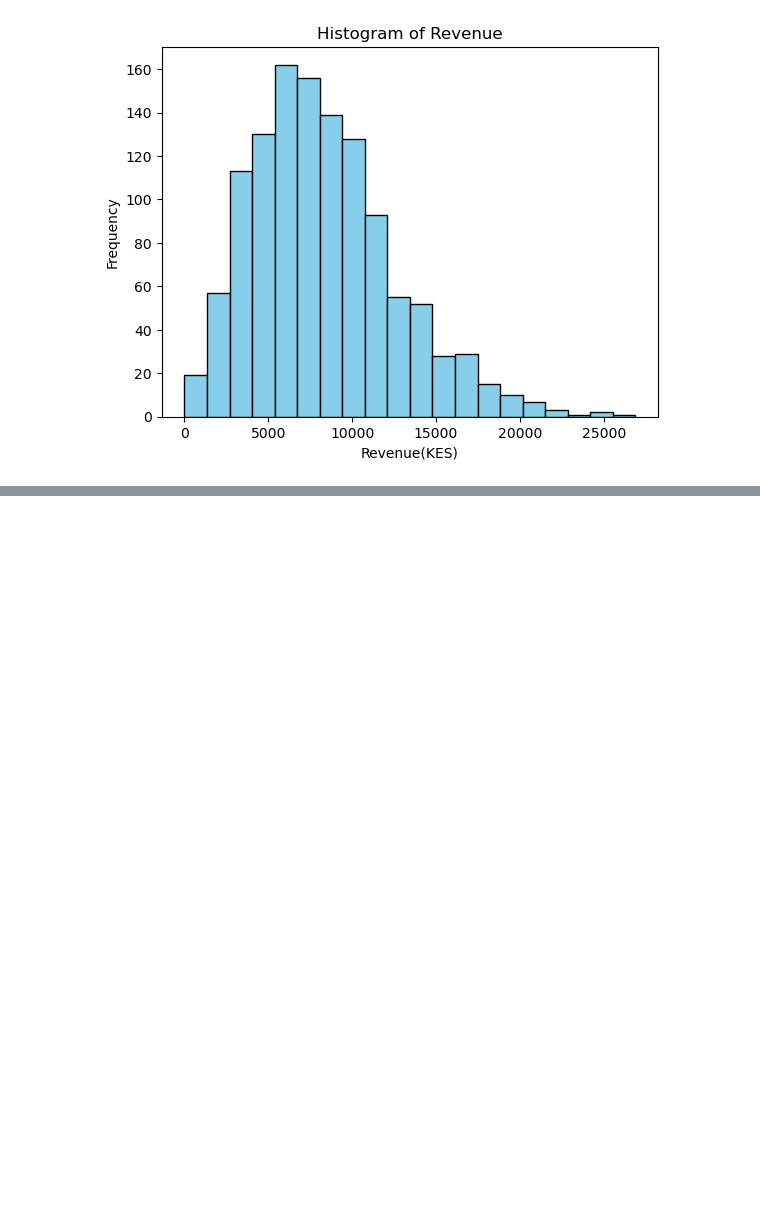
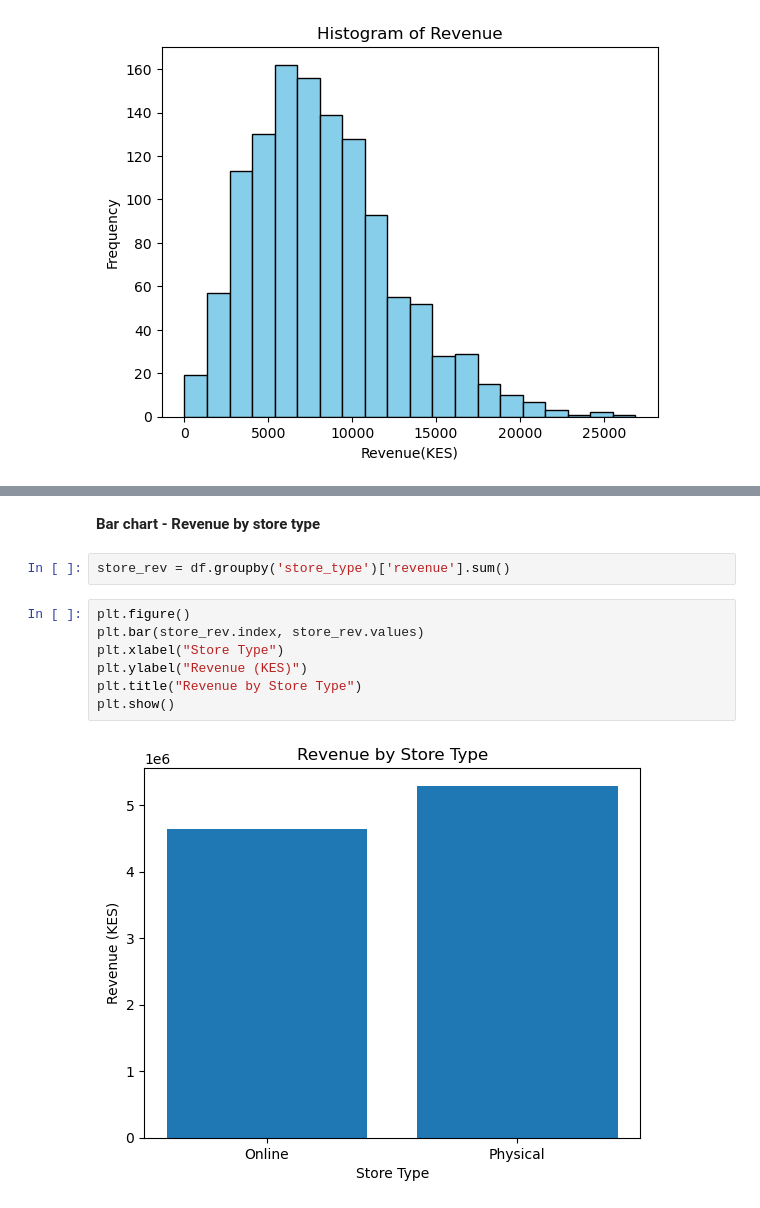
Before and after one commit to KenyansaAmenya/Sales_performance_Decision_making_Using_Statistics, a Jupyter notebook: analysis.ipynb, the cells around one changed output, grey strips where cells are left out. Cells and saved outputs as stored; diff of their text form; blank space fills up the shorter version.

```diff
--- a/analysis.ipynb
+++ b/analysis.ipynb
@@ -189,0 +267,13 @@ skewness, kurtosis
+# %% [markdown]
+**Bar chart - Revenue by store type**
+# %%
+store_rev = df.groupby('store_type')['revenue'].sum()
+# %%
+plt.figure()
+plt.bar(store_rev.index, store_rev.values)
+plt.xlabel("Store Type")
+plt.ylabel("Revenue (KES)")
+plt.title("Revenue by Store Type")
+plt.show()
+# %% [output]
+[figure, added]
```
Also changed, not shown: parts of 49 cells of this notebook.
